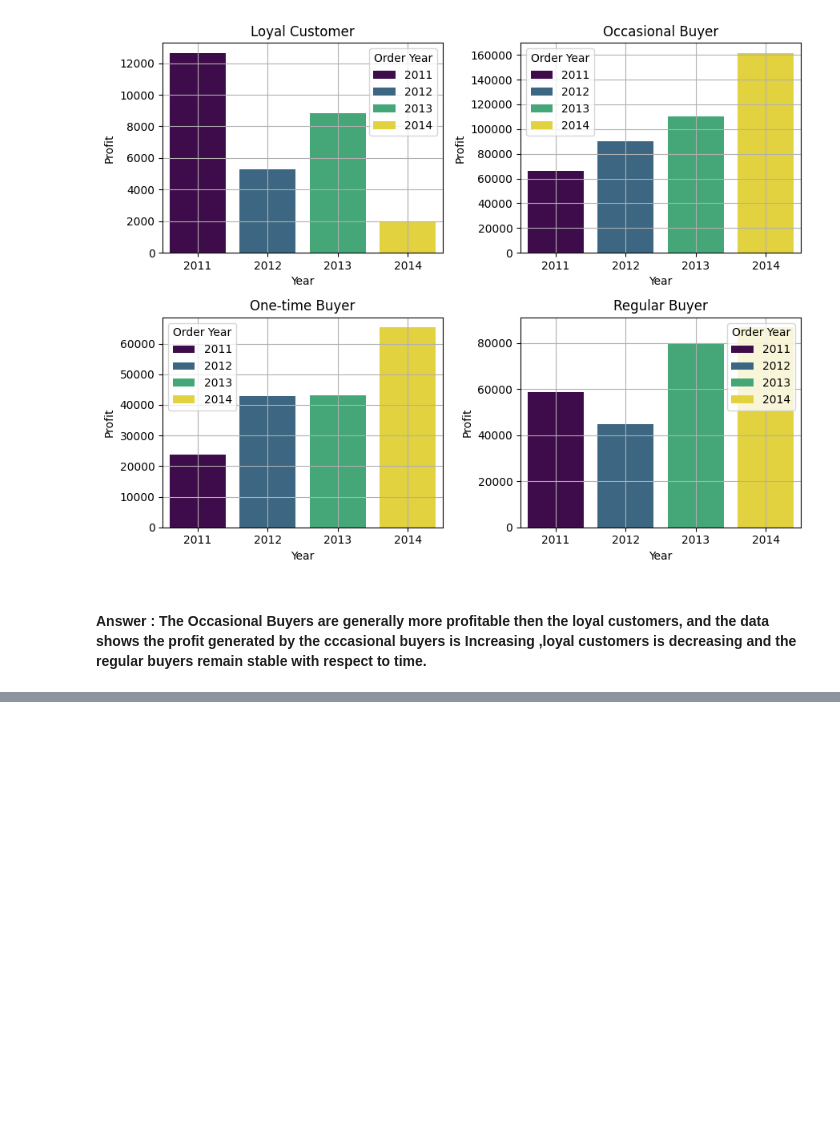
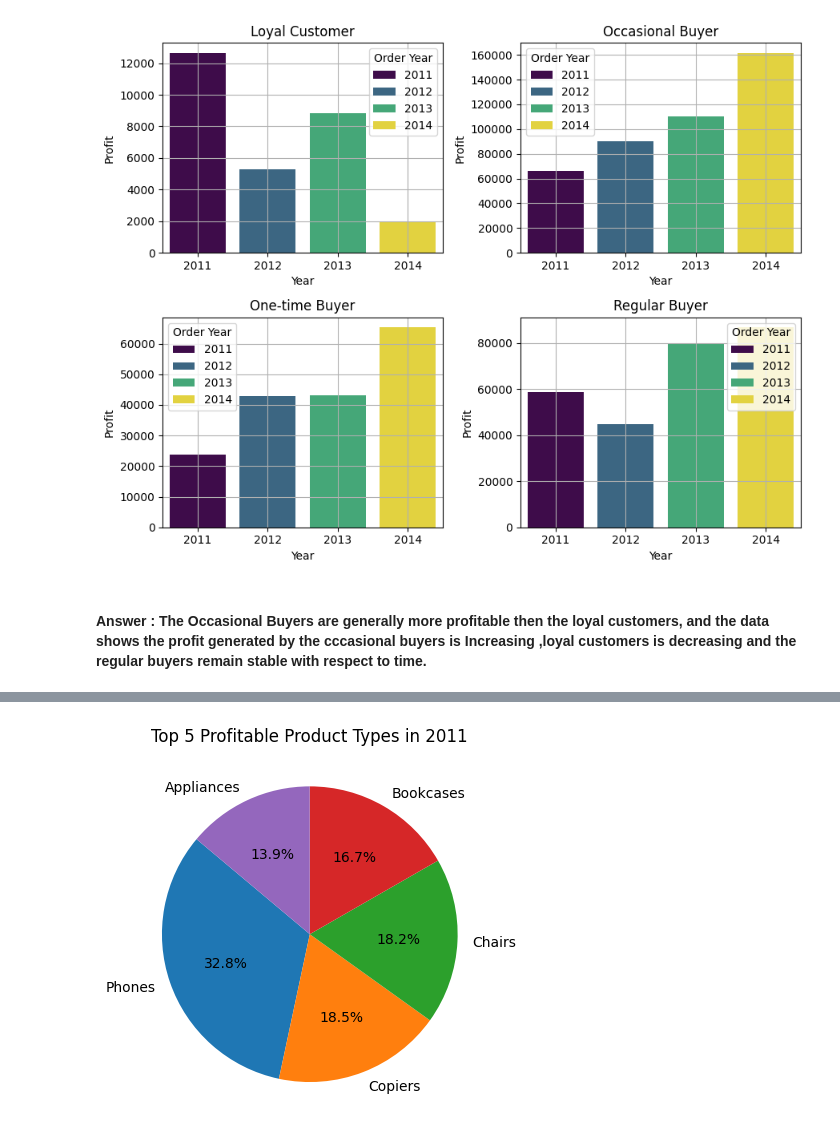
Before and after one commit to Manthan27525/global-superstore-data-analysis, a Jupyter notebook: notebook/data_analysis.ipynb, the cells around one changed output, grey strips where cells are left out. Saved outputs shown, nothing was run; the diff lists cells and outputs as text; code cells hidden in the pictures; blank space fills up the shorter version.

```diff
--- a/notebook/data_analysis.ipynb
+++ b/notebook/data_analysis.ipynb
@@ -327,0 +401,4 @@ plt.show()
+# %%
+product_type_profit=df.groupby(['Sub-Category','Order Year'])['Profit'].sum().reset_index()
+product_type_profit.rename(columns={'Order Year':'Year'},inplace=True)
+product_type_profit.head()
@@ -327,0 +412,4 @@ plt.show()
+# %%
+# 2011 Top 5 Profitable Product Types
+data1=product_type_profit[product_type_profit['Year']==2011][['Sub-Category','Profit']].nlargest(5, 'Profit')
+data1.head()
@@ -327,0 +423,6 @@ plt.show()
+# %%
+plt.pie(data1['Profit'],labels=data1['Sub-Category'],autopct='%1.1f%%',startangle=140)
+plt.title('Top 5 Profitable Product Types in 2011')
+plt.show()
+# %% [output]
+[figure, added]
```
Also changed, not shown: parts of 25 cells of this notebook, 6 other files.
